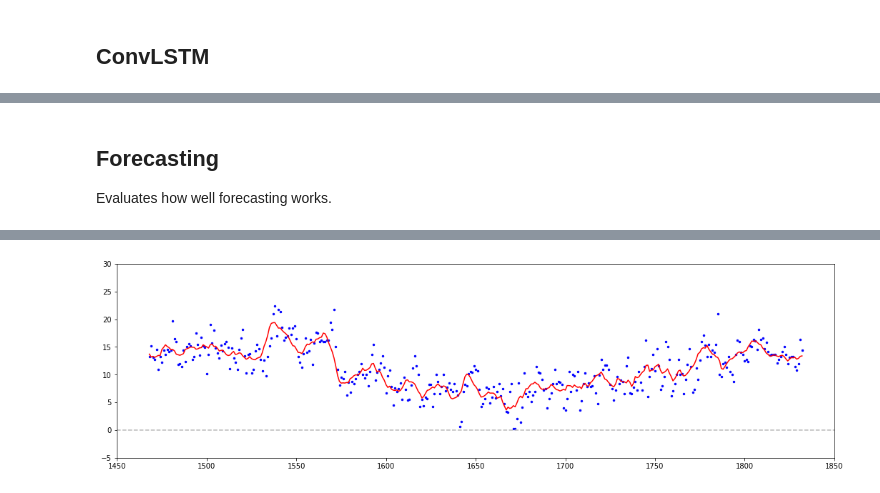
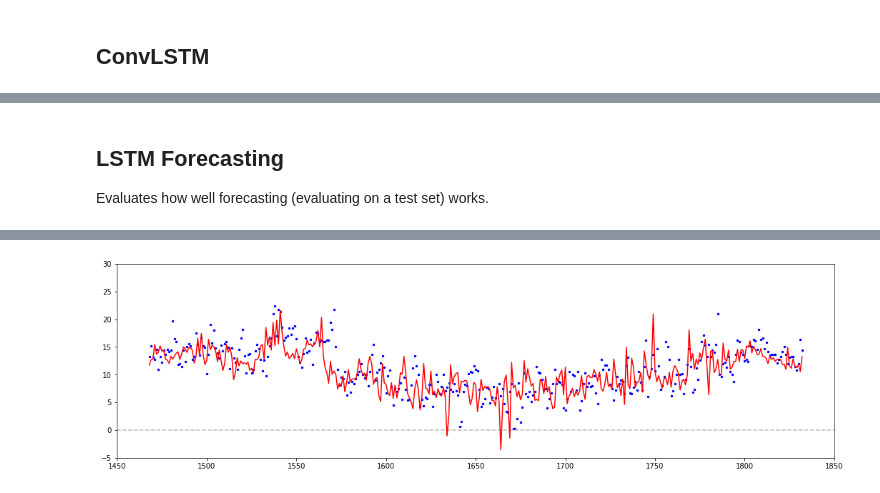
Before and after one commit to jhagelback/ml-sk, a Jupyter notebook: sklearn/LSTM Temperature Forecasting.ipynb, the cells around one changed output, grey strips where cells are left out. Saved outputs shown, nothing was run; the diff lists cells and outputs as text; code cells hidden in the pictures.

```diff
--- a/sklearn/LSTM Temperature Forecasting.ipynb
+++ b/sklearn/LSTM Temperature Forecasting.ipynb
@@ -47,6 +47,18 @@ def calc_error(xhat):
     mse = 0
     mae = 0
     for v,vhat in zip(xt, xhat):
+        mae += fabs(v-vhat)
+        mse += (v-vhat)**2
+    mae /= len(xt)
+    mse /= len(xt)
+
+    print("Result: mae={0:.3f}, mse={1:.3f}, rmse={2:.3f}".format(mae, mse, sqrt(mse)))
+
+# Calculate prediction error for a subset of the data
+def calc_test_error(xhat, start, no):
+    mse = 0
+    mae = 0
+    for v,vhat in zip(xt[start:start+no], xhat):
         mae += fabs(v-vhat)
         mse += (v-vhat)**2
     mae /= len(xt)
@@ -61,6 +73,14 @@ def plot_result(xhat):
     plt.axhline(y=0, color="#bbbbbb", linestyle="dashed")
     plt.plot(yt, xhat, c="red")
     plt.scatter(yt, xt, c="blue", s=6)
+    plt.show()
+
+def plot_test_result(xhat, start, no):
+    plt.figure(figsize=(18,5))
+    plt.ylim(-5,30)
+    plt.axhline(y=0, color="#bbbbbb", linestyle="dashed")
+    plt.plot(yt[start:start+no], xhat, c="red")
+    plt.scatter(yt[start:start+no], x[tlim:tlim+no_f], c="blue", s=6)
     plt.show()
 
 # Train and evaluate model
@@ -164,7 +184,8 @@ Result: mae=1.518, mse=3.925, rmse=1.981
 # %% [markdown]
-## Forecasting
-Evaluates how well forecasting works.
+## LSTM Forecasting
+Evaluates how well forecasting (evaluating on a test set) works.
 # %%
+# Split data into sequences
 Xs, y = split_sequence(x, n_steps)
 
 # Reshape from [samples, timesteps] into [samples, timesteps, features]
@@ -175,7 +196,12 @@ tlim = 365 * 4
 
 # Cut out training part
 X_train = X[:tlim]
-y_train = X[:tlim]
+y_train = y[:tlim]
+
+# Number of forecasts
+no_f = 365
+X_test = X[tlim:tlim+no_f]
+y_test = y[tlim:tlim+no_f]
 
 # Start timer
 start = time.time()
@@ -189,47 +215,16 @@ model.compile(optimizer="adam", loss="mse")
 # Fit model
 model.fit(X_train, y_train, epochs=200, verbose=0)
 
-# Forecast one year
-no_f = 365
-
-# Forecasts
-xhat = []
-
-# Error metrics
-mae = 0
-mse = 0
-
-# Iterate over number of forecasts
-for i in range(0, no_f):
-    # Cut out input
-    Xn = X[tlim+i-1:tlim+i]
-
-    # Make a one-step forecast
-    fval = model.predict(Xn).flatten()[0]
-    xhat.append(fval)
-    # Actual value
-    aval = x[tlim+i]
-
-    # Errors
-    mae += fabs(fval-aval)
-    mse += (fval-aval)**2
-
-# Calculate average errors
-mae /= no_f
-mse /= no_f
-
 # Stop timer
 end = time.time()
 
+# Make predictions
+xhat = xhat = model.predict(X_test).flatten()
+
 # Show results
 print("Time elapsed: {0:0.2f} sec".format(end - start))
-print("Result: mae={0:.3f}, mse={1:.3f}, rmse={2:.3f}".format(mae, mse, sqrt(mse)))
+calc_test_error(xhat, tlim, no_f)
 
 # Plot
-plt.figure(figsize=(18,5))
-plt.ylim(-5,30)
-plt.axhline(y=0, color="#bbbbbb", linestyle="dashed")
-plt.plot(yt[tlim:tlim+no_f], xhat, c="red")
-plt.scatter(yt[tlim:tlim+no_f], x[tlim:tlim+no_f], c="blue", s=6)
-plt.show()
+plot_test_result(xhat, tlim, no_f)
 # %% [output]
@@ -238 +233 @@ Result: mae=1.740, mse=4.939, rmse=2.222
-[figure, old version]
+[figure, new version]
```
Also changed, not shown: parts of 8 cells of this notebook.
